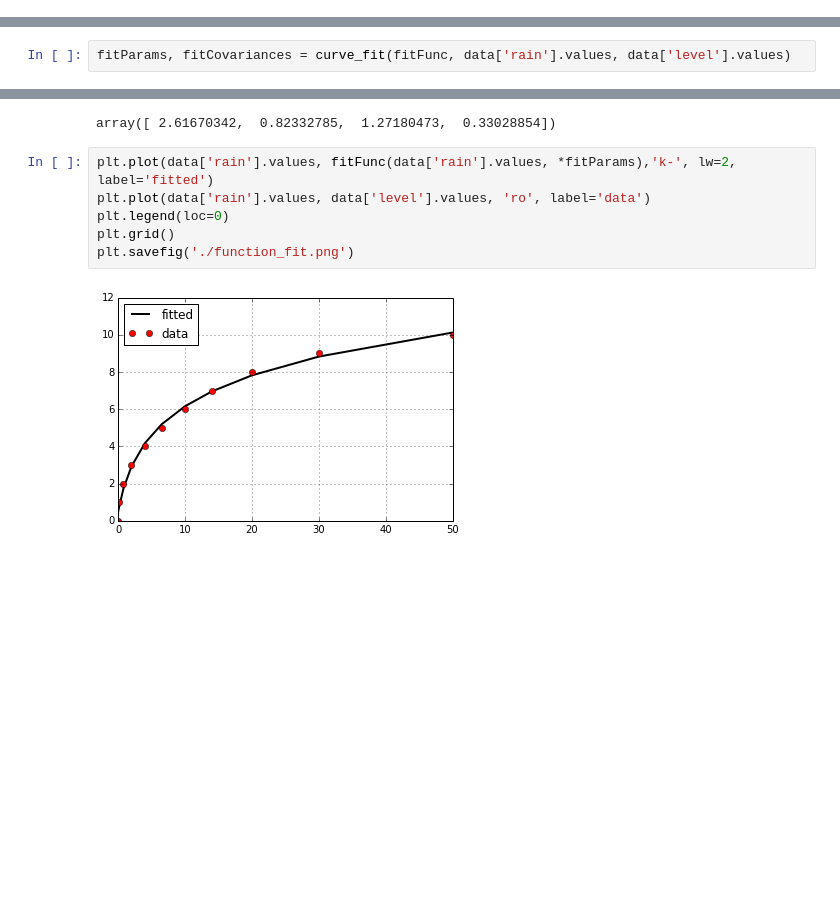
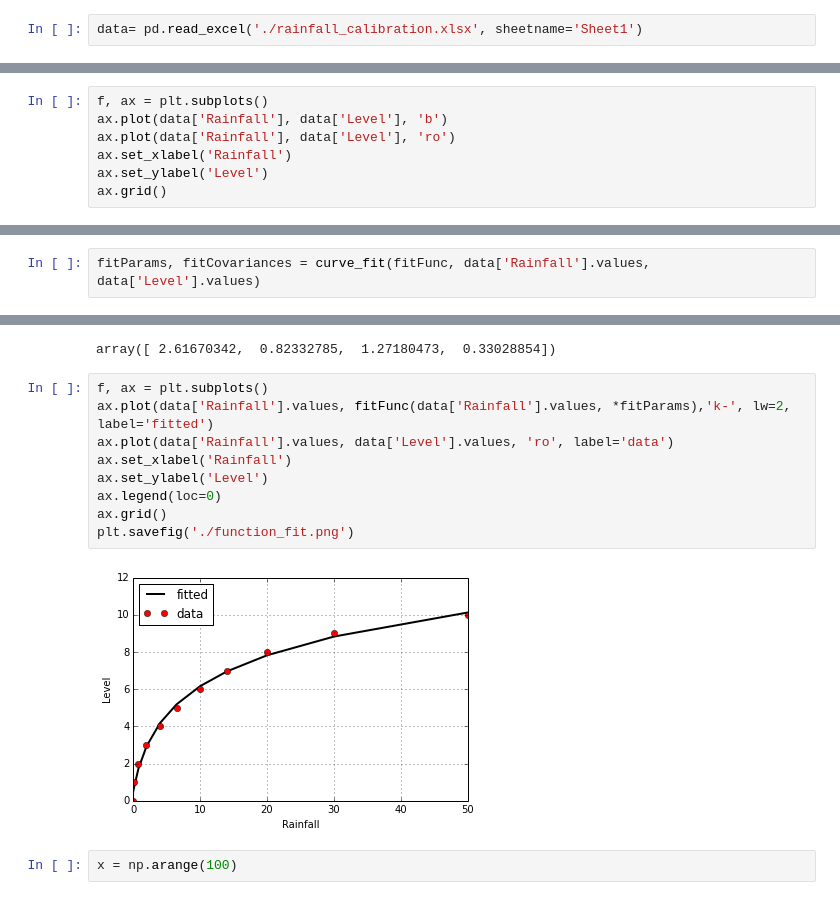
Before and after one commit to nicolasfauchereau/fit_rain_levels, a Jupyter notebook: fit_rain_levels.ipynb, the cells around one changed output, grey strips where cells are left out. Cells and saved outputs as stored; diff of their text form; blank space fills up the shorter version.

```diff
--- a/fit_rain_levels.ipynb
+++ b/fit_rain_levels.ipynb
@@ -15,3 +11,5 @@ data.columns = ['rain','level']
+# %%
+data= pd.read_excel('./rainfall_calibration.xlsx', sheetname='Sheet1')
 # %%
 data
 # %% [output]
@@ -35,0 +28,7 @@ plt.grid()
+# %%
+f, ax = plt.subplots()
+ax.plot(data['Rainfall'], data['Level'], 'b')
+ax.plot(data['Rainfall'], data['Level'], 'ro')
+ax.set_xlabel('Rainfall')
+ax.set_ylabel('Level')
+ax.grid()
@@ -44,16 +45,21 @@ def fitFunc(x,a,b,c,d):
 # %% [markdown]
 ### fit the parameters
 # %%
-fitParams, fitCovariances = curve_fit(fitFunc, data['rain'].values, data['level'].values)
+fitParams, fitCovariances = curve_fit(fitFunc, data['Rainfall'].values, data['Level'].values)
 # %%
 fitParams
 # %% [output]
 array([ 2.61670342,  0.82332785,  1.27180473,  0.33028854])
 # %%
-plt.plot(data['rain'].values, fitFunc(data['rain'].values, *fitParams),'k-', lw=2, label='fitted')
-plt.plot(data['rain'].values, data['level'].values, 'ro', label='data')
-plt.legend(loc=0)
-plt.grid()
+f, ax = plt.subplots()
+ax.plot(data['Rainfall'].values, fitFunc(data['Rainfall'].values, *fitParams),'k-', lw=2, label='fitted')
+ax.plot(data['Rainfall'].values, data['Level'].values, 'ro', label='data')
+ax.set_xlabel('Rainfall')
+ax.set_ylabel('Level')
+ax.legend(loc=0)
+ax.grid()
 plt.savefig('./function_fit.png')
 # %% [output]
-[figure, old version]
+[figure, new version]
+# %%
+x = np.arange(100)
```
Also changed, not shown: parts of 7 cells of this notebook, 4 other files.
